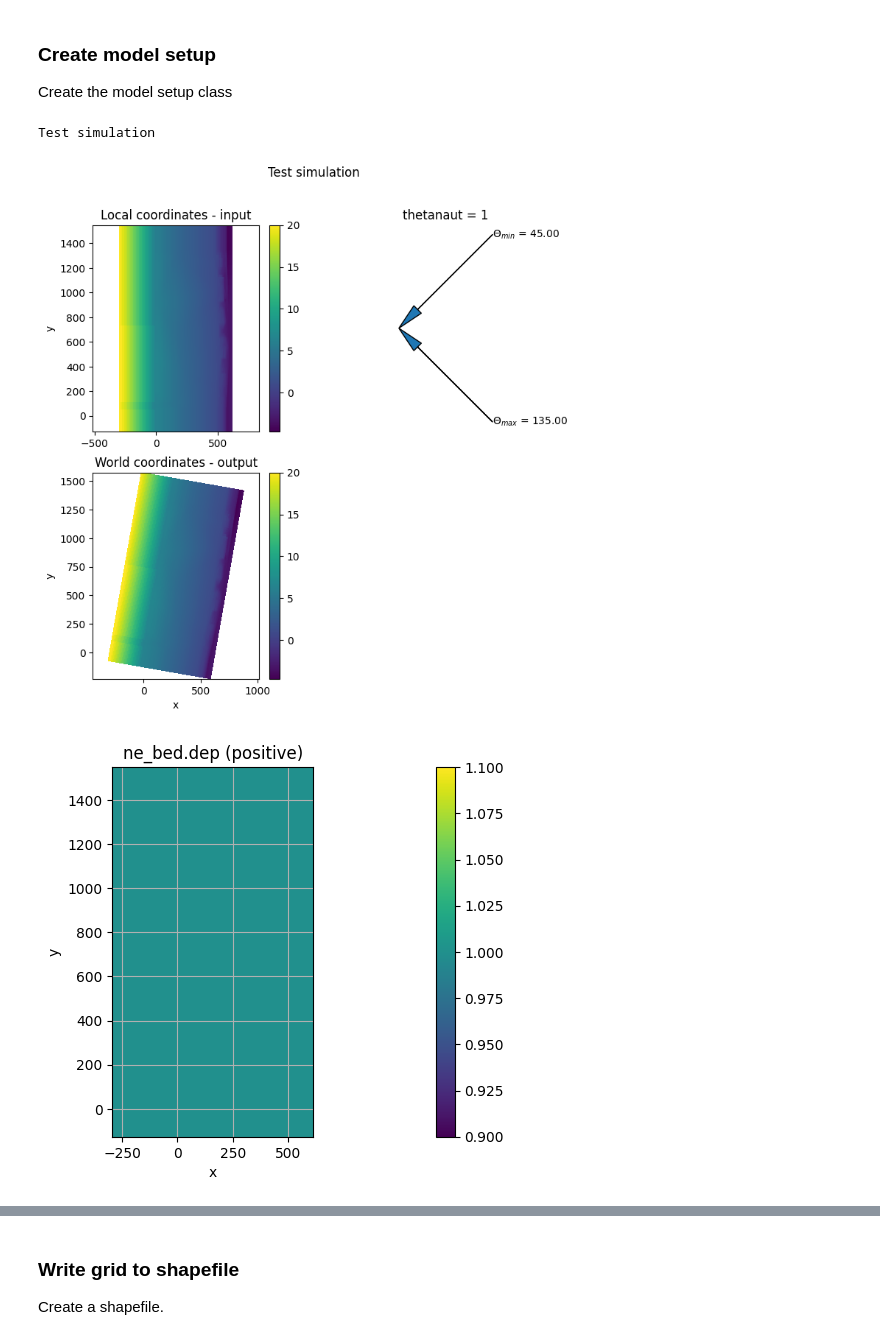
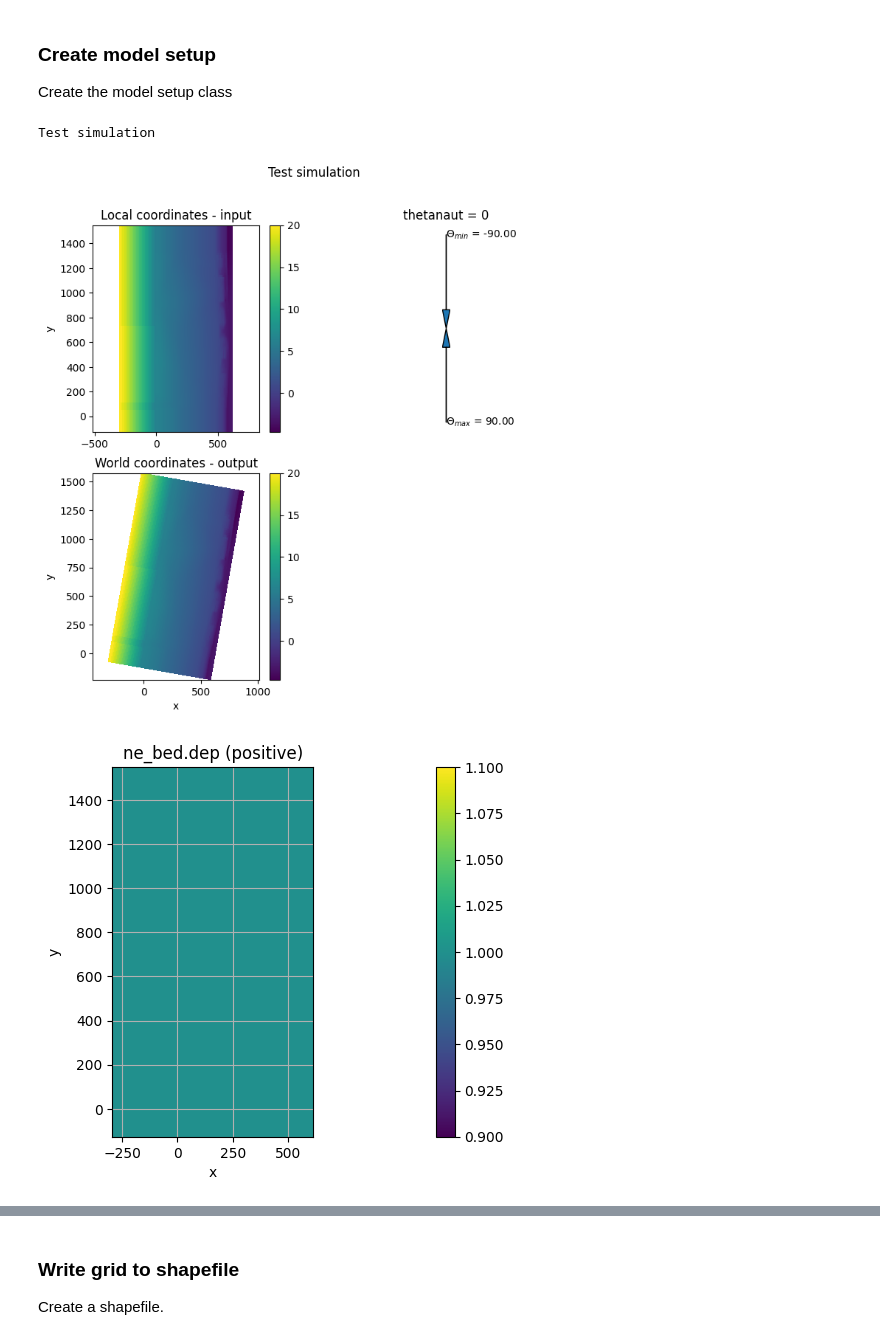
Before and after one commit to openearth/xbeach-toolbox, a Jupyter notebook: examples/xbeach-setup-2D.ipynb, the cells around one changed output, grey strips where cells are left out. Cells and saved outputs as stored; diff of their text form; code cells hidden in the pictures.

Commit message:
revert 2D setup back to thetanaut = 0 default xbeach setting

```diff
--- a/examples/xbeach-setup-2D.ipynb
+++ b/examples/xbeach-setup-2D.ipynb
@@ -181,32 +181,32 @@ Create the model setup class
 # %%
 xb_setup = XBeachModelSetup('Test simulation')
 
 print(xb_setup)
 
-xb_setup.set_grid(xgr, ygr, zgr, posdwn=-1, alfa=10, thetanaut = 1, thetamin = 45, thetamax = 135)
+xb_setup.set_grid(xgr, ygr, zgr, posdwn=-1, alfa=10)
 xb_setup.set_nebed(np.ones_like(zgr))
 xb_setup.set_friction(np.ones_like(zgr))
 
 #xb_setup.set_waves('jons',{'Hm0':2,'Tp':5,'gammajsp':3.3, 's' : 10000, 'mainang':270,'fnyq':1})
 xb_setup.set_waves('jonstable',{'Hm0':[1.5, 2, 1.5],'Tp':[4, 5, 4],'gammajsp':[3.3, 3.3, 3.3], 's' : [20,20,20], 'mainang':[270,280, 290],'duration':[3600, 3600, 3600],'dtbc':[1,1,1]})
 
 xb_setup.set_params({'Wavemodel':'surfbeat',
                      'morphology':0,
                      'befriccoef':0.01,
                      'tstop':3600,
                      'zs0':0,
                      'nglobalvar':['zb','zs','H'],
                      'npointvar':['zs','H'],
                      'nmeanvar':['zb'],
                      'npoints':['1 0', '6 0', '10 0', '12 0']})
 
 sim_path = os.path.join('xb-2D')
 if not os.path.exists(sim_path):
     os.mkdir(sim_path)
 xb_setup.write_model(os.path.join(sim_path))
 # %% [output]
 Test simulation
-[figure, old version]
+[figure, new version]
 [figure]
 [figure]
 [figure]
```
